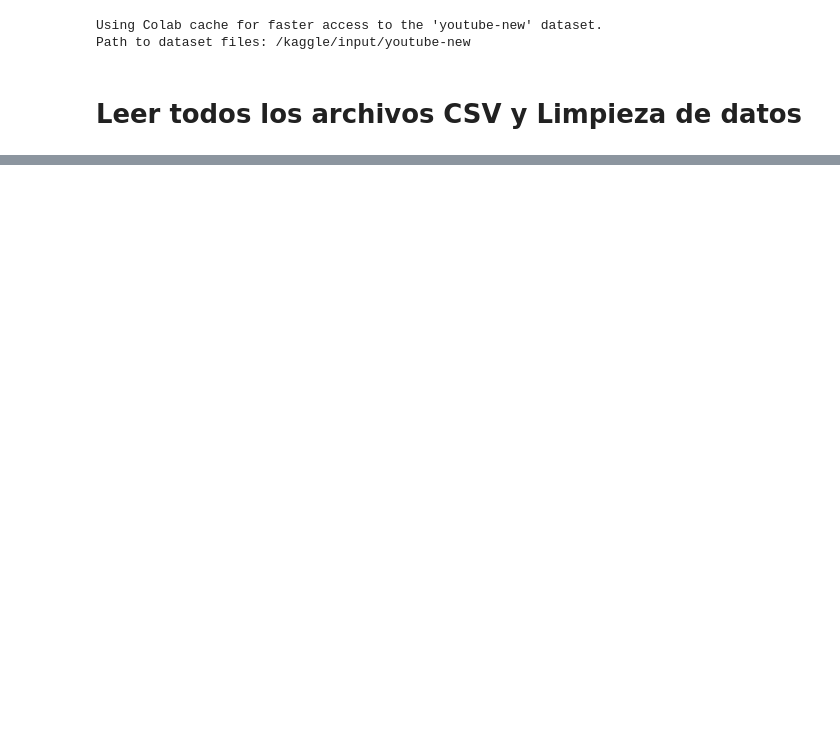
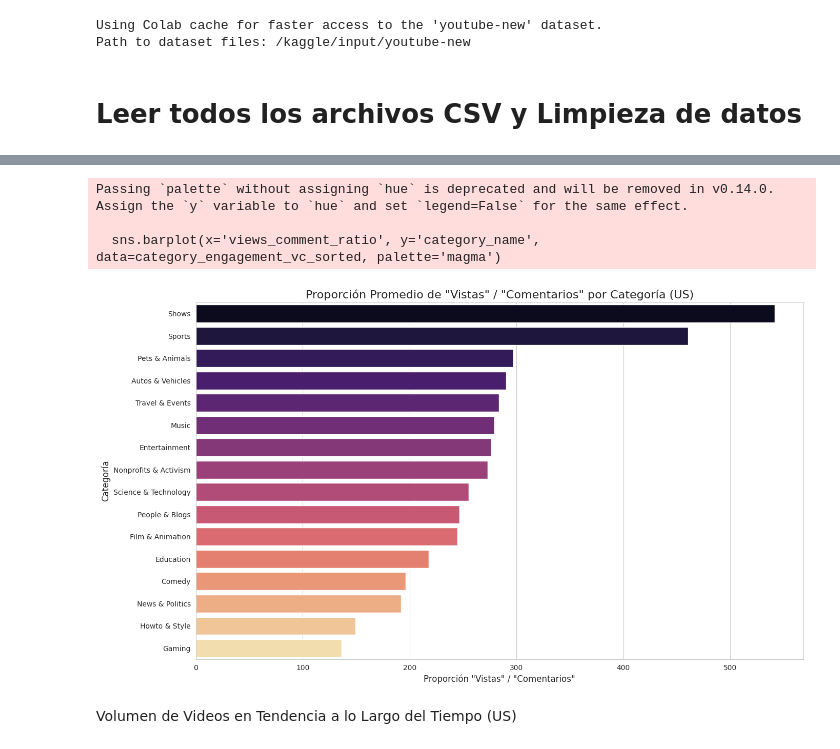
Before and after one commit to Fundamentos-de-Data-Science-UPC/TB2, a Jupyter notebook: TF.ipynb, the cells around one changed output, grey strips where cells are left out. Drawn from its saved outputs; the diff is of its cells as text; code cells hidden in the pictures; blank space fills up the shorter version.

```diff
--- a/TF.ipynb
+++ b/TF.ipynb
@@ -151,0 +341,18 @@ Mostrar dataframe para Estados Unidos
+# %%
+# Calcular el promedio de vistas y comentarios por categoría
+category_engagement_vc = dataUS_cleaned.groupby('category_id')[['views', 'comment_count']].mean().reset_index()
+
+# Manejar los casos de comentarios cero para evitar división por cero. Sumar 1 para un ratio más conservador.
+category_engagement_vc['comment_count'] = category_engagement_vc['comment_count'].apply(lambda x: x if x > 0 else 1)
+
+# Calcular la proporción de vistas/comentarios
+category_engagement_vc['views_comment_ratio'] = category_engagement_vc['views'] / category_engagement_vc['comment_count']
+
+# Mapear los IDs de categoría a nombres legibles
+category_engagement_vc['category_name'] = category_engagement_vc['category_id'].map(category_dict)
+
+# Ordenar por la proporción de vistas/comentarios de mayor a menor
+category_engagement_vc_sorted = category_engagement_vc.sort_values(by='views_comment_ratio', ascending=False)
+
+print("Categorías de videos ordenadas por la proporción 'Vistas' / 'Comentarios' (US):")
+display(category_engagement_vc_sorted[['category_name', 'views_comment_ratio']])
@@ -151,0 +378,15 @@ Mostrar dataframe para Estados Unidos
+# %%
+plt.figure(figsize=(14, 8))
+sns.barplot(x='views_comment_ratio', y='category_name', data=category_engagement_vc_sorted, palette='magma')
+plt.title('Proporción Promedio de "Vistas" / "Comentarios" por Categoría (US)', fontsize=16)
+plt.xlabel('Proporción "Vistas" / "Comentarios"', fontsize=12)
+plt.ylabel('Categoría', fontsize=12)
+plt.tight_layout()
+plt.show()
+# %% [output]
+Passing `palette` without assigning `hue` is deprecated and will be removed in v0.14.0. Assign the `y` variable to `hue` and set `legend=False` for the same effect.
+
+  sns.barplot(x='views_comment_ratio', y='category_name', data=category_engagement_vc_sorted, palette='magma')
+[figure, added]
+# %% [markdown]
+ Volumen de Videos en Tendencia a lo Largo del Tiempo (US)
```
Also changed, not shown: parts of 64 cells of this notebook.
